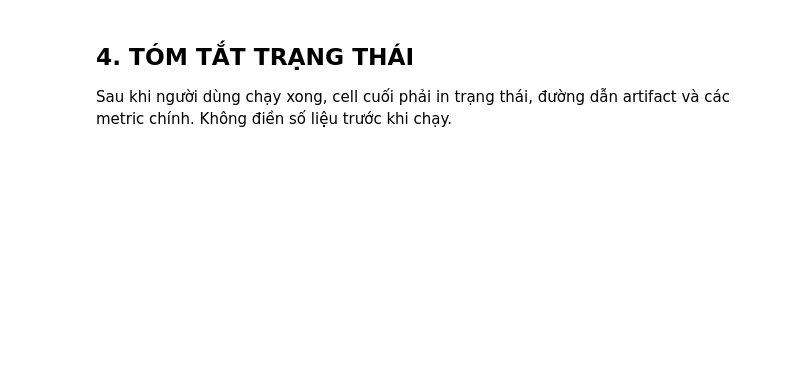
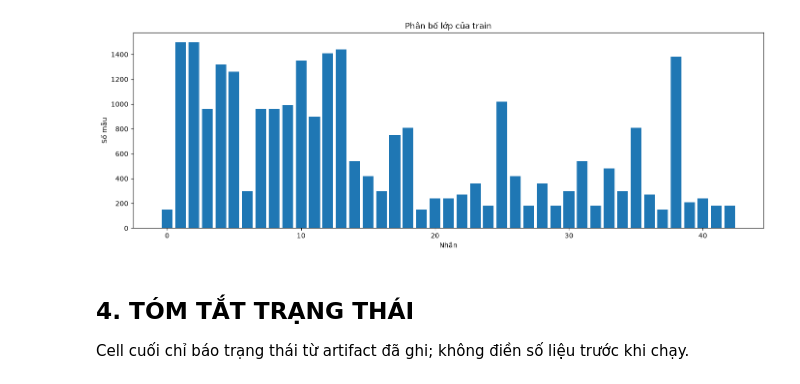
Before and after one commit to Klein1411/can-moi-mon, a Jupyter notebook: notebooks/00_environment_dataset_audit.ipynb, the cells around one changed output. Saved outputs shown, nothing was run; the diff lists cells and outputs as text; code cells hidden in the pictures; blank space fills up the shorter version.

```diff
--- a/notebooks/00_environment_dataset_audit.ipynb
+++ b/notebooks/00_environment_dataset_audit.ipynb
@@ -27,0 +11,19 @@ Codex bổ sung các cell nhỏ, có kiểm tra lỗi và lưu artifact rõ ràn
+# %%
+from pathlib import Path
+
+SEED = 42
+DATASET_ID = "tanganke/gtsrb"
+VALIDATION_SIZE = 0.15
+EXPECTED_NUM_CLASSES = 43
+EXPECTED_SPLITS = [
+    "train", "test", "contrast", "gaussian_noise",
+    "impulse_noise", "jpeg_compression", "motion_blur",
+    "pixelate", "spatter",
+]
+ROOT = Path.cwd()
+if ROOT.name == "notebooks":
+    ROOT = ROOT.parent
+RESULTS_DIR = ROOT / "results"
+CACHE_DIR = ROOT / "data" / "huggingface_cache"
+RESULTS_DIR.mkdir(parents=True, exist_ok=True)
+CACHE_DIR.mkdir(parents=True, exist_ok=True)
@@ -28,4 +178,38 @@ Codex bổ sung các cell nhỏ, có kiểm tra lỗi và lưu artifact rõ ràn
+# %%
+from collections import Counter
+import random
+import numpy as np
+from sklearn.model_selection import train_test_split
+
+random.seed(SEED)
+np.random.seed(SEED)
+train_labels = np.asarray(dataset["train"][label_column])
+train_indices = np.arange(len(train_labels))
+train_part, validation_part = train_test_split(
+    train_indices, test_size=VALIDATION_SIZE, random_state=SEED, stratify=train_labels
+)
+manifest = pd.DataFrame({
+    "source_split": "train",
+    "source_index": np.concatenate([train_part, validation_part]),
+    "partition": ["train"] * len(train_part) + ["validation"] * len(validation_part),
+    "label": train_labels[np.concatenate([train_part, validation_part])],
+})
+manifest = manifest.sort_values("source_index").reset_index(drop=True)
+manifest.to_csv(RESULTS_DIR / "split_manifest.csv", index=False, encoding="utf-8")
+
+import matplotlib.pyplot as plt
+class_counts = Counter(train_labels.tolist())
+plt.figure(figsize=(14, 5))
+plt.bar(class_counts.keys(), class_counts.values())
+plt.xlabel("Nhãn")
+plt.ylabel("Số mẫu")
+plt.title("Phân bố lớp của train")
+plt.tight_layout()
+plt.savefig(RESULTS_DIR / "train_class_distribution.png", dpi=150)
+plt.show()
+# %% [output]
+[figure, added]
 # %% [markdown]
 ## 4. TÓM TẮT TRẠNG THÁI
 
-Sau khi người dùng chạy xong, cell cuối phải in trạng thái, đường dẫn artifact và các metric chính. Không điền số liệu trước khi chạy.
+Cell cuối chỉ báo trạng thái từ artifact đã ghi; không điền số liệu trước khi chạy.
```
Also changed, not shown: parts of 12 cells of this notebook, 6 other files.
